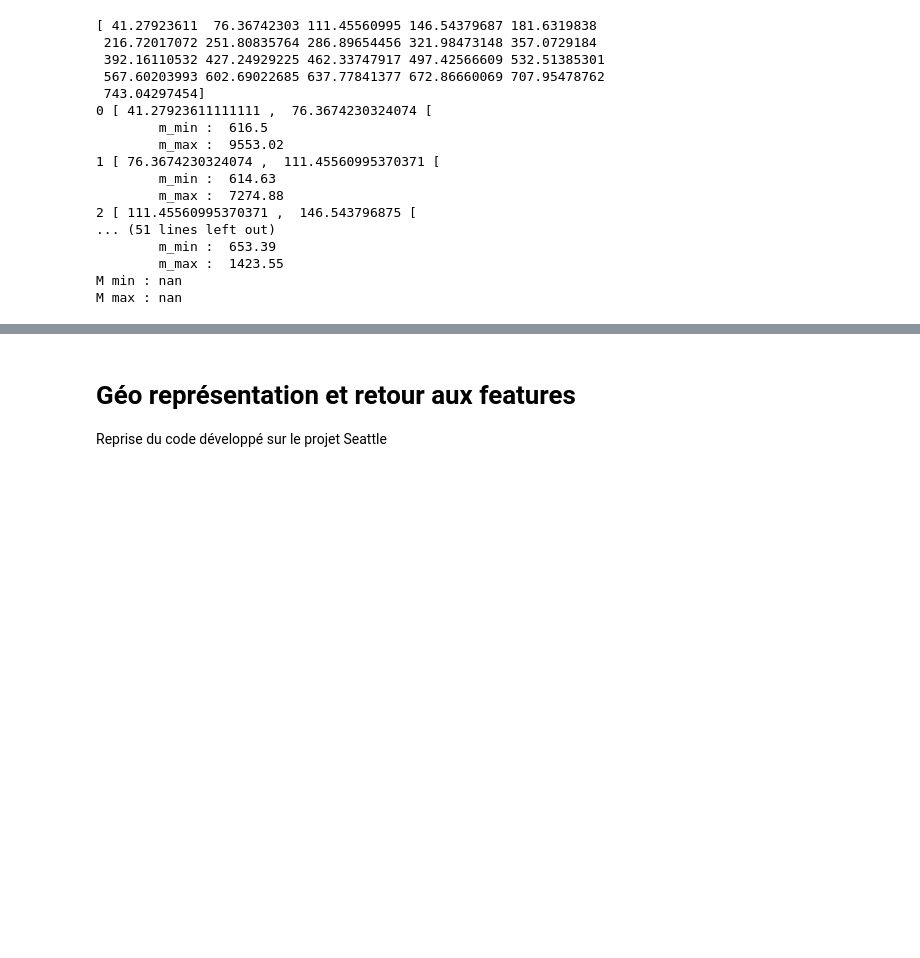
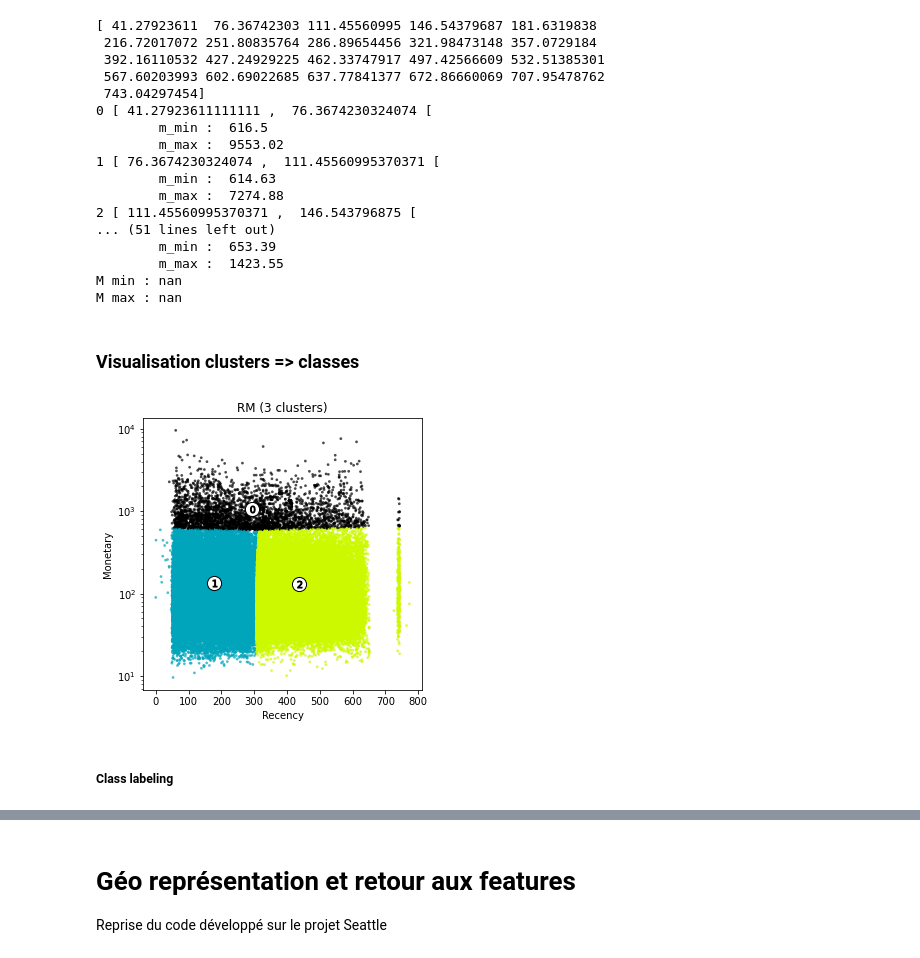
Before and after one commit to Franck-PepperLabs/pepper_olist_market_segmentation, a Jupyter notebook: jupyter/scratchpad.ipynb, the cells around one changed output, grey strips where cells are left out. Cells and saved outputs as stored; diff of their text form; code cells hidden in the pictures; blank space fills up the shorter version.

```diff
--- a/jupyter/scratchpad.ipynb
+++ b/jupyter/scratchpad.ipynb
@@ -994,3 +995,21 @@ print('M max :', np.median(m_maxs))
         m_max :  1423.55
 M min : nan
 M max : nan
+# %% [markdown]
+### Visualisation clusters => classes
+# %%
+import matplotlib.pyplot as plt
+from olist_commons import plot_clusters_2d
+fig = plt.figure(figsize=(5, 5))
+ax = fig.add_subplot(111)
+plt.semilogy()
+plot_clusters_2d(
+    ax, f'RM ({n_clusters} clusters)',
+    xy=[r, m], xy_labels=[r_label, m_label],
+    xy_clu_centers=[r_centers, m_centers],
+    clu_labels=clu_labels
+)
+# %% [output]
+[figure, added]
+# %% [markdown]
+##### Class labeling
```
Also changed, not shown: parts of 18 cells of this notebook, 2 other files.
